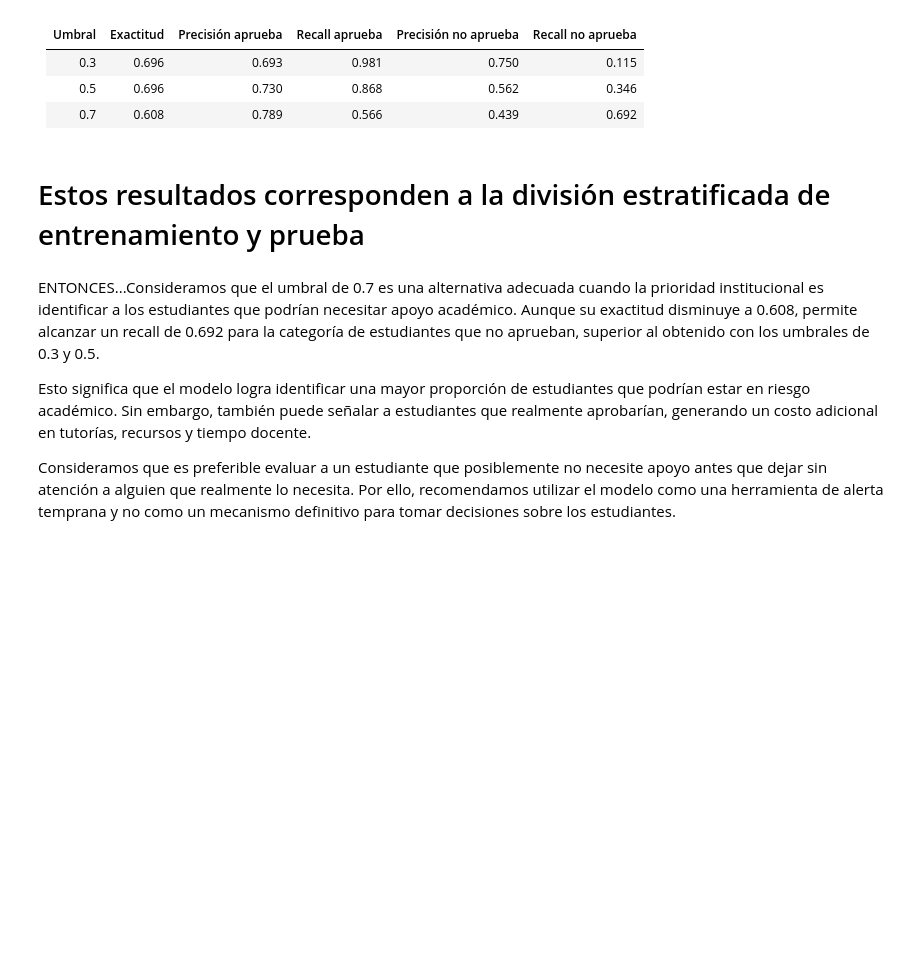
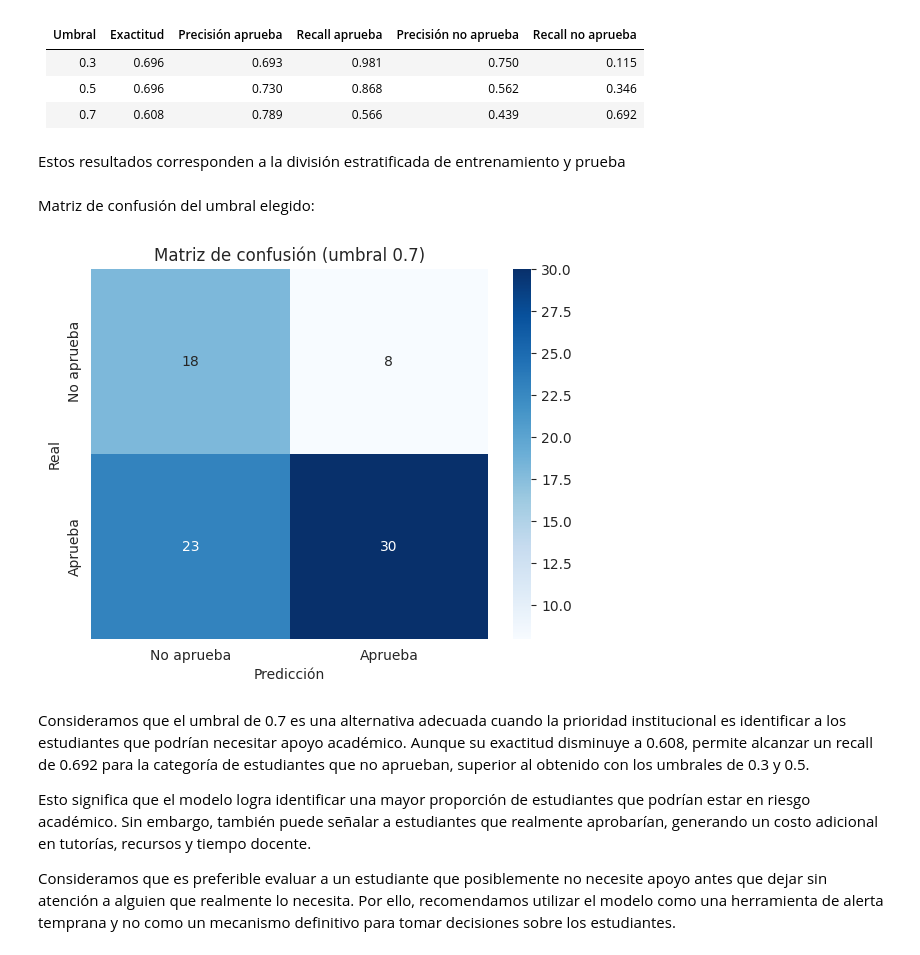
Before and after one commit to valverdeelias951-cell/ProyectoP1, a Jupyter notebook: Proyecto.ipynb, the cells around one changed output. Drawn from its saved outputs; the diff is of its cells as text; code cells hidden in the pictures; blank space fills up the shorter version.

```diff
--- a/Proyecto.ipynb
+++ b/Proyecto.ipynb
@@ -406,32 +608,0 @@ Name: proportion, dtype: float64
-# %%
-
-# Separar variables predictoras y objetivo
-
-# Excluimos G1, G2 y G3 para evitar fuga de información
-X_clasif = df_clasif.drop(
-    columns=["G1", "G2", "G3", "aprueba"]
-)
-
-y_clasif = df_clasif["aprueba"]
-
-# Dividir datos en entrenamiento y prueba
-X_train_log, X_test_log, y_train_log, y_test_log = train_test_split(
-    X_clasif,
-    y_clasif,
-    test_size=0.2,
-    random_state=SEMILLA,
-    stratify=y_clasif
-)
-
-# Crear modelo de regresión logística
-modelo_log = Pipeline([
-    ("prep", crear_preprocesador(X_train_log)),
-    ("modelo", LogisticRegression(max_iter=2000))
-])
-
-# Entrenar modelo
-modelo_log.fit(X_train_log, y_train_log)
-
-print("Entrenamiento completado.")
-print("Datos de entrenamiento:", X_train_log.shape)
-print("Datos de prueba:", X_test_log.shape)
@@ -532,9 +699,23 @@ COMPARACIÓN DE UMBRALES
 | 0.5 | 0.696 | 0.730 | 0.868 | 0.562 | 0.346 |
 | 0.7 | 0.608 | 0.789 | 0.566 | 0.439 | 0.692 |
 # %% [markdown]
-# Estos resultados corresponden a la división estratificada de entrenamiento y prueba
+Estos resultados corresponden a la división estratificada de entrenamiento y prueba
+# %% [markdown]
+Matriz de confusión del umbral elegido:
+# %%
+# Matriz de confusión con el umbral recomendado (0.7)
+pred_07 = (probabilidades >= 0.7).astype(int)
+cm = confusion_matrix(y_test_log, pred_07)
+sns.heatmap(cm, annot=True, fmt="d", cmap="Blues",
+            xticklabels=["No aprueba", "Aprueba"], yticklabels=["No aprueba", "Aprueba"])
+plt.xlabel("Predicción")
+plt.ylabel("Real")
+plt.title("Matriz de confusión (umbral 0.7)")
+plt.show()
+# %% [output]
+[figure, added]
 # %% [markdown]
-ENTONCES...Consideramos que el umbral de 0.7 es una alternativa adecuada cuando la prioridad institucional es identificar a los estudiantes que podrían necesitar apoyo académico. Aunque su exactitud disminuye a 0.608, permite alcanzar un recall de 0.692 para la categoría de estudiantes que no aprueban, superior al obtenido con los umbrales de 0.3 y 0.5.
+Consideramos que el umbral de 0.7 es una alternativa adecuada cuando la prioridad institucional es identificar a los estudiantes que podrían necesitar apoyo académico. Aunque su exactitud disminuye a 0.608, permite alcanzar un recall de 0.692 para la categoría de estudiantes que no aprueban, superior al obtenido con los umbrales de 0.3 y 0.5.
 
 Esto significa que el modelo logra identificar una mayor proporción de estudiantes que podrían estar en riesgo académico. Sin embargo, también puede señalar a estudiantes que realmente aprobarían, generando un costo adicional en tutorías, recursos y tiempo docente.
 
```
Also changed, not shown: parts of 27 cells of this notebook.
